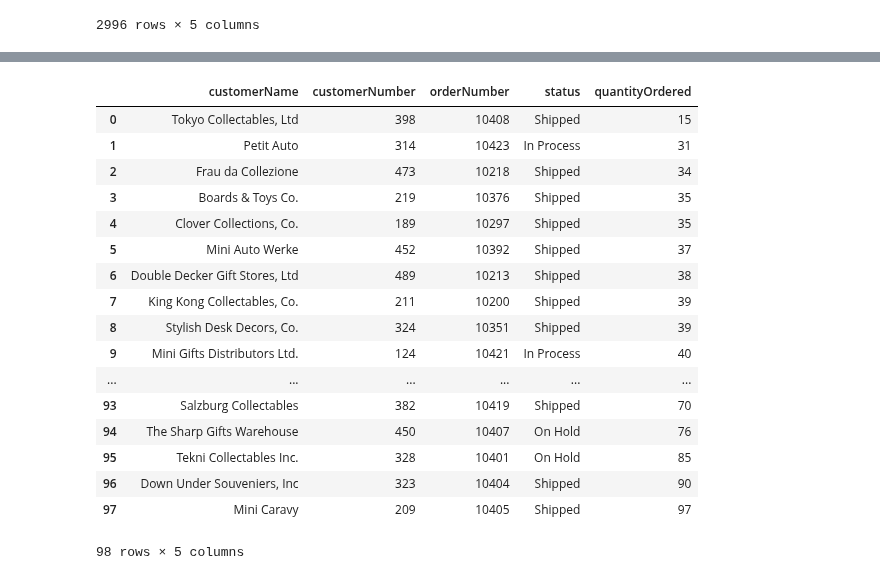
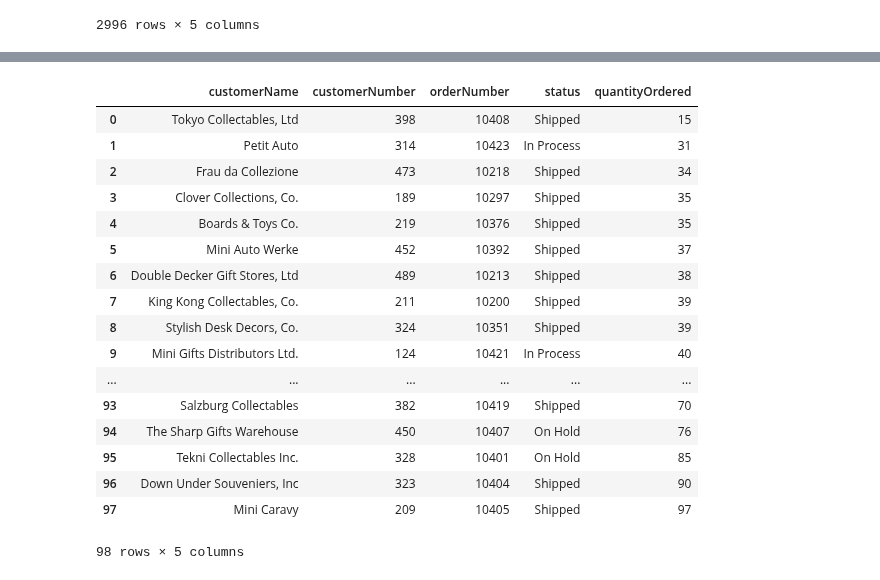
Before and after one commit to ColinFangshu/dsc-more-practice-with-sql-queries-lab-seattle-ds-career-051319, a Jupyter notebook: index.ipynb, the cells around one changed output, grey strips where cells are left out. Saved outputs shown, nothing was run; the diff lists cells and outputs as text; code cells hidden in the pictures.

```diff
--- a/index.ipynb
+++ b/index.ipynb
@@ -168,24 +168,24 @@ Now, repeat the last query, but only get orders from customers that have a quant
 # %%
 c.execute("""select customerName, customerNumber, orderNumber, status, quantityOrdered
                     from customers
                     join orders
                     using (customerNumber)
                     join orderDetails
                     using (orderNumber)
-                    group by 1
+                    group by 2
                     having quantityOrdered >= 10
                     order by quantityOrdered asc
                     ;""")
 df = pd.DataFrame(c.fetchall())
 df.columns = [x[0] for x in c.description]
 df
 # %% [output]
 |  | customerName | customerNumber | orderNumber | status | quantityOrdered |
 | 0 | Tokyo Collectables, Ltd | 398 | 10408 | Shipped | 15 |
 | 1 | Petit Auto | 314 | 10423 | In Process | 31 |
 | 2 | Frau da Collezione | 473 | 10218 | Shipped | 34 |
-| 3 | Boards & Toys Co. | 219 | 10376 | Shipped | 35 |
-| 4 | Clover Collections, Co. | 189 | 10297 | Shipped | 35 |
+| 3 | Clover Collections, Co. | 189 | 10297 | Shipped | 35 |
+| 4 | Boards & Toys Co. | 219 | 10376 | Shipped | 35 |
 | 5 | Mini Auto Werke | 452 | 10392 | Shipped | 37 |
 | 6 | Double Decker Gift Stores, Ltd | 489 | 10213 | Shipped | 38 |
 | 7 | King Kong Collectables, Co. | 211 | 10200 | Shipped | 39 |
```
